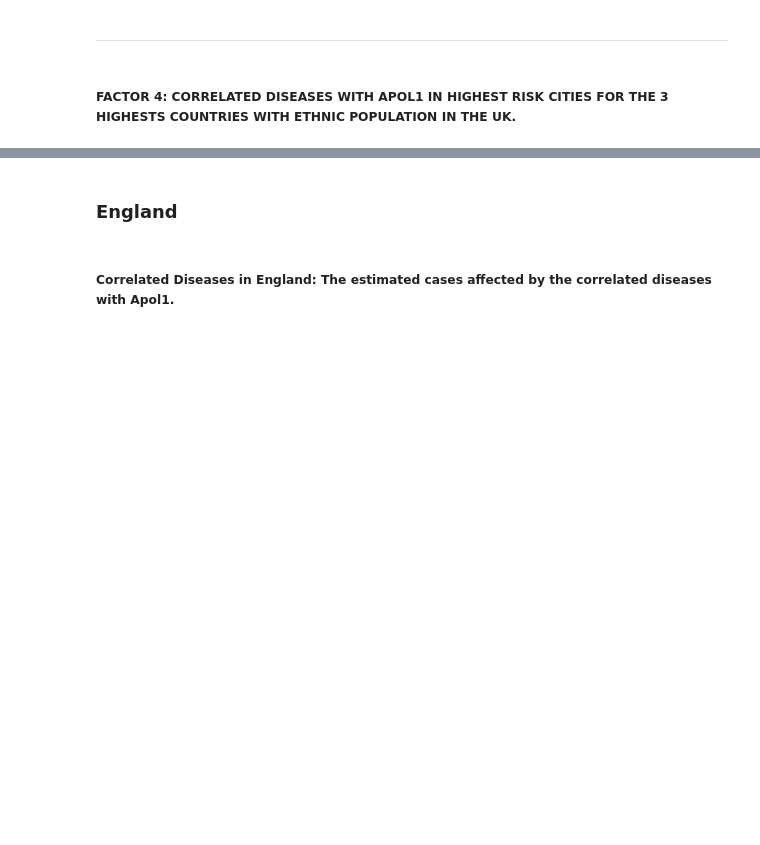
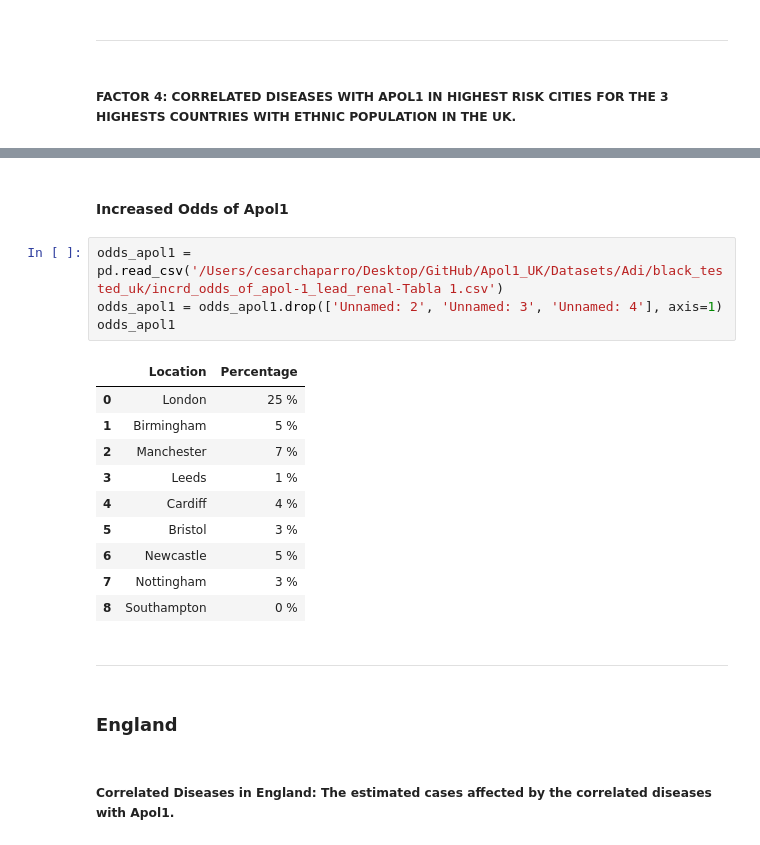
Before and after one commit to CesarChaparro1974/Dashboard-Development-for-Apol1-patients-in-UK, a Jupyter notebook: Project/notebook.ipynb, the cells around one changed output, grey strips where cells are left out. Drawn from its saved outputs; the diff is of its cells as text; blank space fills up the shorter version.

```diff
--- a/Project/notebook.ipynb
+++ b/Project/notebook.ipynb
@@ -448,3 +548,22 @@ plt.show()
+# %% [markdown]
+#### Increased Odds of Apol1
+# %%
+odds_apol1 = pd.read_csv('/Users/cesarchaparro/Desktop/GitHub/Apol1_UK/Datasets/Adi/black_tested_uk/incrd_odds_of_apol-1_lead_renal-Tabla 1.csv')
+odds_apol1 = odds_apol1.drop(['Unnamed: 2', 'Unnamed: 3', 'Unnamed: 4'], axis=1)
+odds_apol1
+# %% [output]
+|  | Location | Percentage |
+| 0 | London | 25 % |
+| 1 | Birmingham | 5 % |
+| 2 | Manchester | 7 % |
+| 3 | Leeds | 1 % |
+| 4 | Cardiff | 4 % |
+| 5 | Bristol | 3 % |
+| 6 | Newcastle | 5 % |
+| 7 | Nottingham | 3 % |
+| 8 | Southampton | 0 % |
+# %% [markdown]
+***
 # %% [markdown]
 ### England
 # %% [markdown]
```
Also changed, not shown: parts of 11 cells of this notebook, 36 other files.
